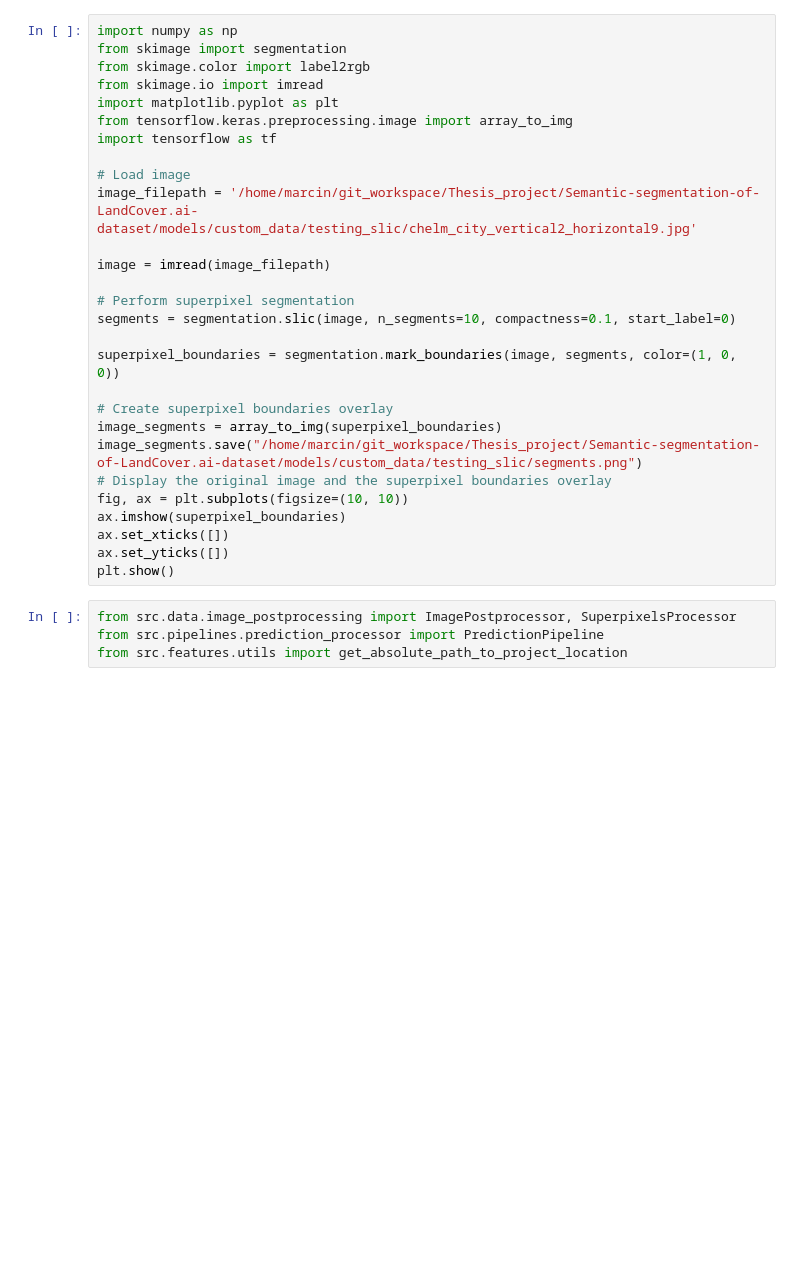
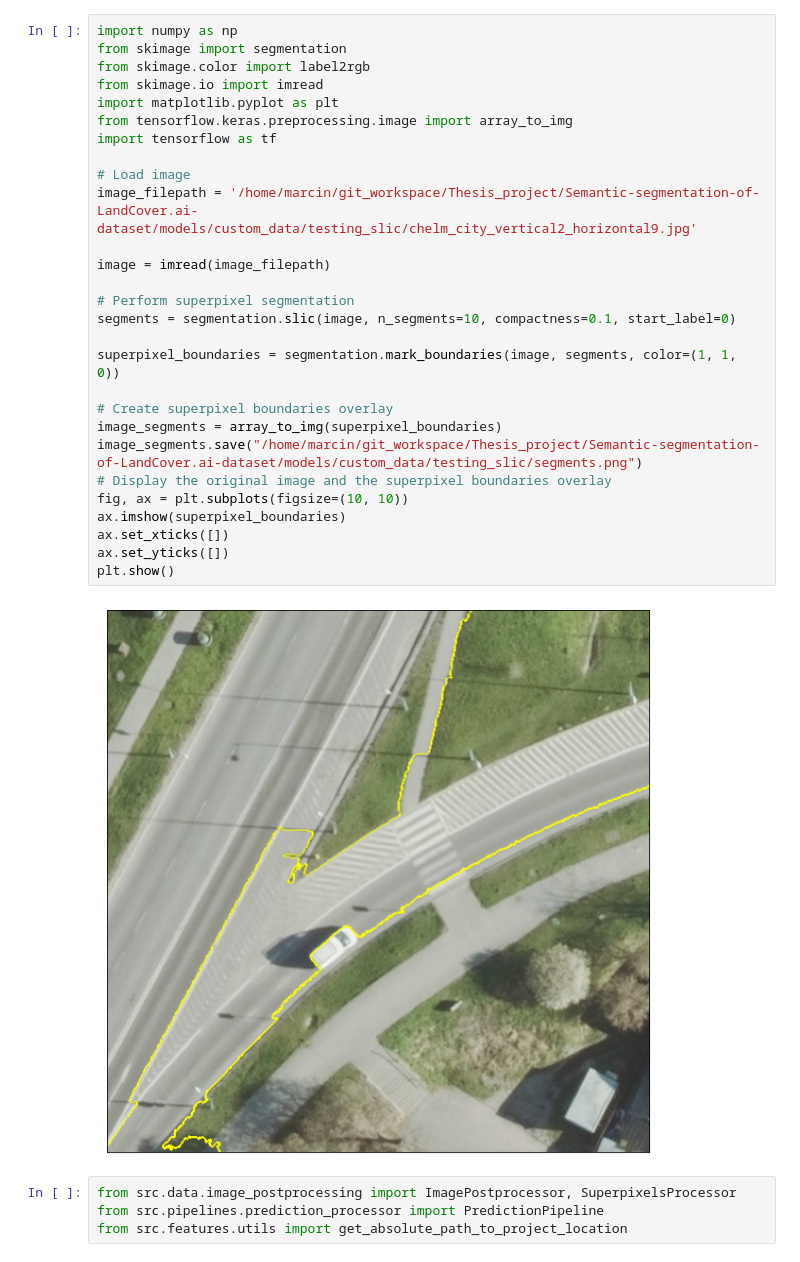
Before and after one commit to MortenTabaka/Semantic-segmentation-of-LandCover.ai-dataset, a Jupyter notebook: notebooks/testing/Test_superpixels.ipynb, the cells around one changed output. Saved outputs shown, nothing was run; the diff lists cells and outputs as text; blank space fills up the shorter version.

```diff
--- a/notebooks/testing/Test_superpixels.ipynb
+++ b/notebooks/testing/Test_superpixels.ipynb
@@ -1,31 +1,33 @@
 # %%
 import numpy as np
 from skimage import segmentation
 from skimage.color import label2rgb
 from skimage.io import imread
 import matplotlib.pyplot as plt
 from tensorflow.keras.preprocessing.image import array_to_img
 import tensorflow as tf
 
 # Load image
 image_filepath = '/home/marcin/git_workspace/Thesis_project/Semantic-segmentation-of-LandCover.ai-dataset/models/custom_data/testing_slic/chelm_city_vertical2_horizontal9.jpg'
 
 image = imread(image_filepath)
 
 # Perform superpixel segmentation
 segments = segmentation.slic(image, n_segments=10, compactness=0.1, start_label=0)
 
-superpixel_boundaries = segmentation.mark_boundaries(image, segments, color=(1, 0, 0))
+superpixel_boundaries = segmentation.mark_boundaries(image, segments, color=(1, 1, 0))
 
 # Create superpixel boundaries overlay
 image_segments = array_to_img(superpixel_boundaries)
 image_segments.save("/home/marcin/git_workspace/Thesis_project/Semantic-segmentation-of-LandCover.ai-dataset/models/custom_data/testing_slic/segments.png")
 # Display the original image and the superpixel boundaries overlay
 fig, ax = plt.subplots(figsize=(10, 10))
 ax.imshow(superpixel_boundaries)
 ax.set_xticks([])
 ax.set_yticks([])
 plt.show()
+# %% [output]
+[figure, added]
 # %%
 from src.data.image_postprocessing import ImagePostprocessor, SuperpixelsProcessor
 from src.pipelines.prediction_processor import PredictionPipeline
```
Also changed, not shown: 1 other file.
